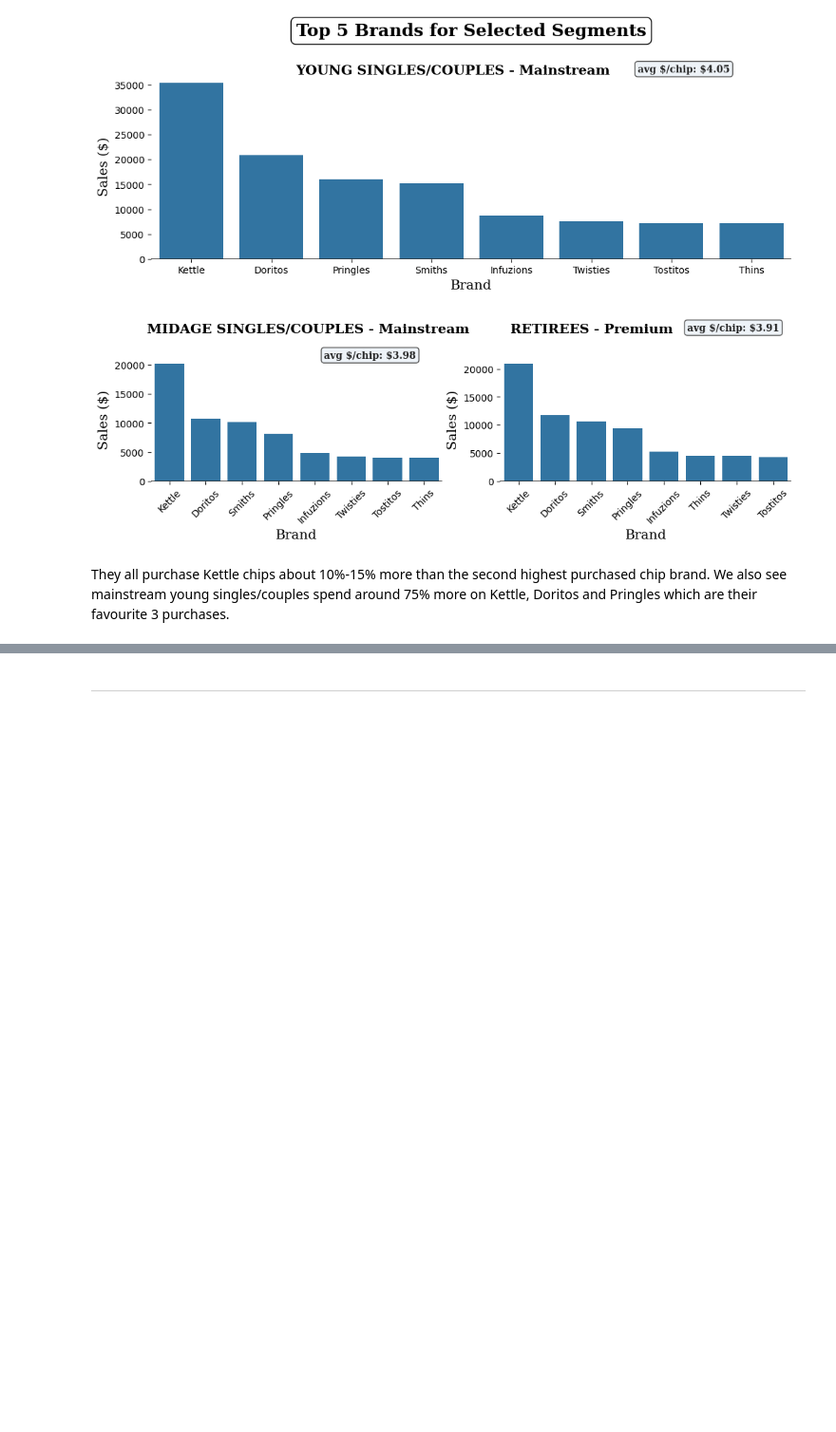
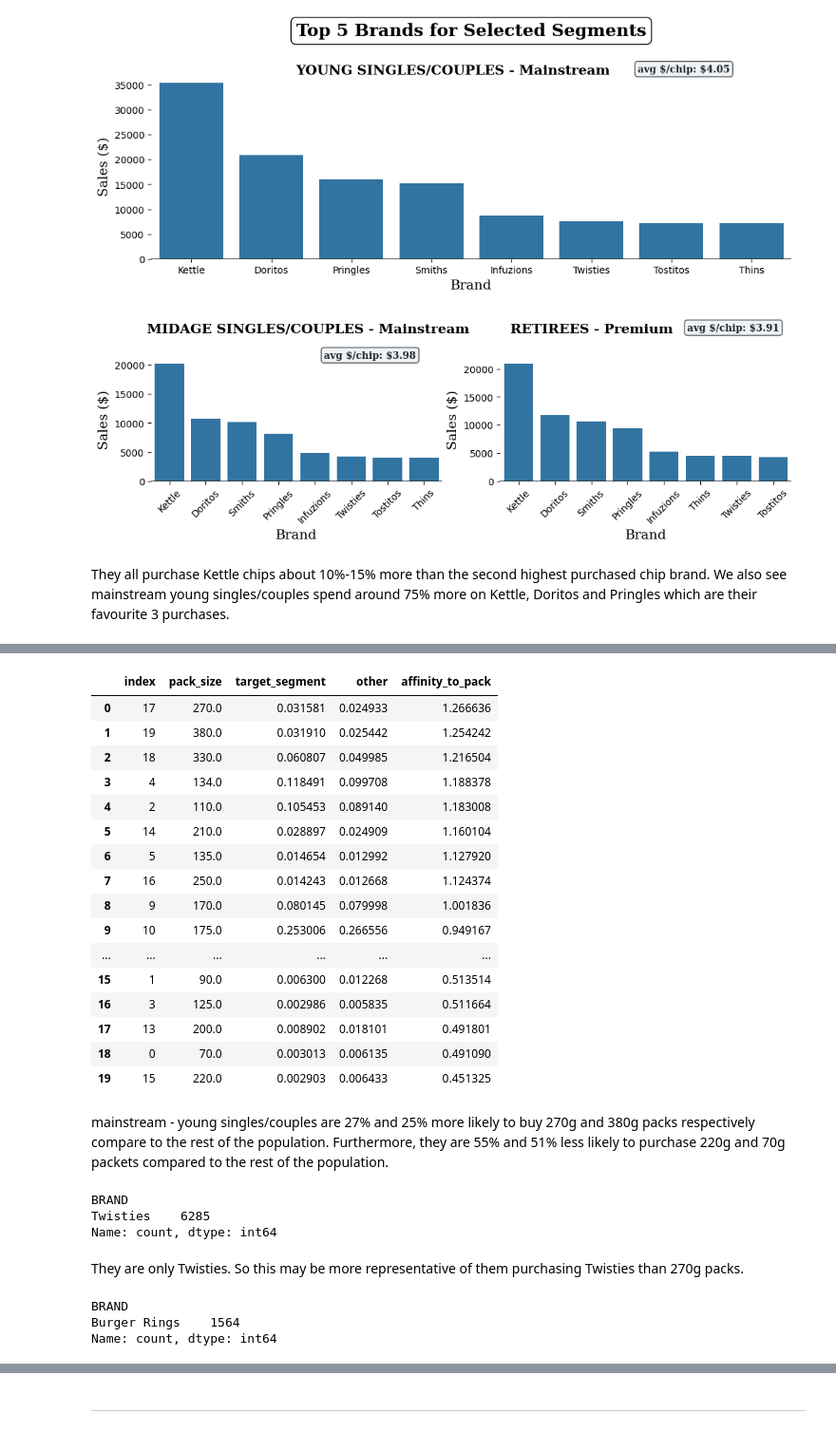
Before and after one commit to FerrucciS/Forage-Quantium, a Jupyter notebook: notebook.ipynb, the cells around one changed output, grey strips where cells are left out. Shown at 95% size. Cells and saved outputs as stored; diff of their text form; code cells hidden in the pictures; blank space fills up the shorter version.

```diff
--- a/notebook.ipynb
+++ b/notebook.ipynb
@@ -990,0 +1241,53 @@ They all purchase Kettle chips about 10%-15% more than the second highest purcha
+# %%
+favourite_size = df.loc[:, ['PREMIUM_CUSTOMER', 'LIFESTAGE', 'PROD_QTY', 'SIZE_IN_GRAMS']]
+grouped = favourite_size.groupby(['LIFESTAGE', 'PREMIUM_CUSTOMER', 'SIZE_IN_GRAMS'], observed=False)['PROD_QTY'].sum()
+grouped.reset_index()
+
+segment_1 = df[(df['PREMIUM_CUSTOMER'] == 'Mainstream') & (df['LIFESTAGE'] == 'YOUNG SINGLES/COUPLES')]
+quantity_segment = segment_1['PROD_QTY'].sum()
+other = df[(df['LIFESTAGE'] != 'Mainstream') & (df['LIFESTAGE'] != 'YOUNG SINGLES/COUPLES')]
+quantity_other = other['PROD_QTY'].sum()
+
+quantity_segment1_by_pack = segment_1.groupby('SIZE_IN_GRAMS')['PROD_QTY'].sum()/quantity_segment
+quantity_other_by_pack = other.groupby('SIZE_IN_GRAMS')['PROD_QTY'].sum()/quantity_other
+
+pack_proportions = pd.merge(quantity_segment1_by_pack, quantity_other_by_pack, on=quantity_other_by_pack.index)
+
+pack_proportions.columns
+pack_proportions.columns=('pack_size', 'target_segment', 'other')
+pack_proportions['affinity_to_pack'] = pack_proportions['target_segment']/pack_proportions['other']
+pack_proportions.sort_values('affinity_to_pack', ascending=False).reset_index()
+# %% [output]
+|  | index | pack_size | target_segment | other | affinity_to_pack |
+| 0 | 17 | 270.0 | 0.031581 | 0.024933 | 1.266636 |
+| 1 | 19 | 380.0 | 0.031910 | 0.025442 | 1.254242 |
+| 2 | 18 | 330.0 | 0.060807 | 0.049985 | 1.216504 |
+| 3 | 4 | 134.0 | 0.118491 | 0.099708 | 1.188378 |
+| 4 | 2 | 110.0 | 0.105453 | 0.089140 | 1.183008 |
+| 5 | 14 | 210.0 | 0.028897 | 0.024909 | 1.160104 |
+| 6 | 5 | 135.0 | 0.014654 | 0.012992 | 1.127920 |
+| 7 | 16 | 250.0 | 0.014243 | 0.012668 | 1.124374 |
+| 8 | 9 | 170.0 | 0.080145 | 0.079998 | 1.001836 |
+| 9 | 10 | 175.0 | 0.253006 | 0.266556 | 0.949167 |
+| ... | ... | ... | ... | ... | ... |
+| 15 | 1 | 90.0 | 0.006300 | 0.012268 | 0.513514 |
+| 16 | 3 | 125.0 | 0.002986 | 0.005835 | 0.511664 |
+| 17 | 13 | 200.0 | 0.008902 | 0.018101 | 0.491801 |
+| 18 | 0 | 70.0 | 0.003013 | 0.006135 | 0.491090 |
+| 19 | 15 | 220.0 | 0.002903 | 0.006433 | 0.451325 |
+# %% [markdown]
+mainstream - young singles/couples are 27% and 25% more likely to buy 270g and 380g packs respectively compare to the rest of the population. Furthermore, they are 55% and 51% less likely to purchase 220g and 70g packets compared to the rest of the population.
+# %%
+df[df['SIZE_IN_GRAMS'] == 270]['BRAND'].value_counts()
+# %% [output]
+BRAND
+Twisties    6285
+Name: count, dtype: int64
+# %% [markdown]
+They are only Twisties. So this may be more representative of them purchasing Twisties than 270g packs.
+# %%
+df[df['SIZE_IN_GRAMS'] == 220]['BRAND'].value_counts()
+# %% [output]
+BRAND
+Burger Rings    1564
+Name: count, dtype: int64
```
Also changed, not shown: parts of 33 cells of this notebook, 4 other files.
